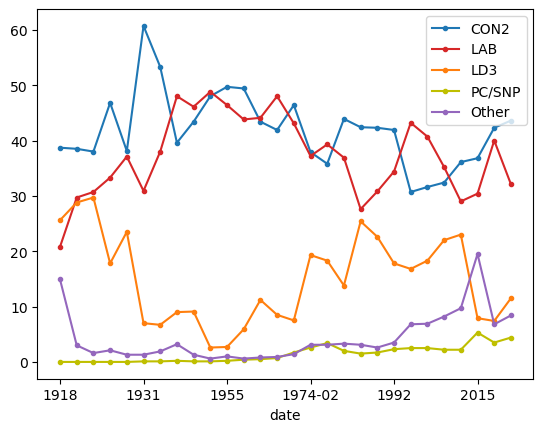
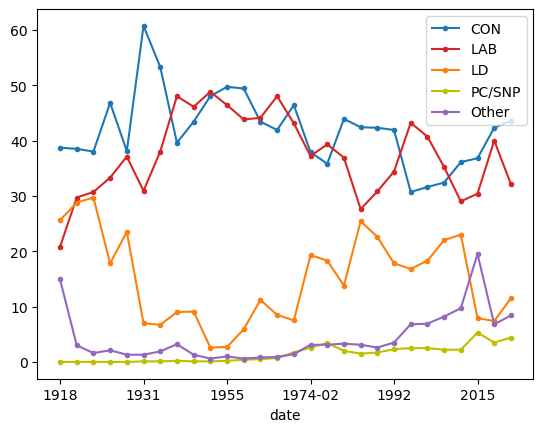
The change to this notebook cell's code, shown as a diff; its figure went from the first image to the second:
--- before
+++ after
@@ -1 +1 @@
-elections_uk.set_index('date').plot(marker='.',color=party_colours)
+elections_uk.set_index('date').plot(marker='.',color=seat_colours)

Commit: make legend for votes consistent with seats. Comment on 1918